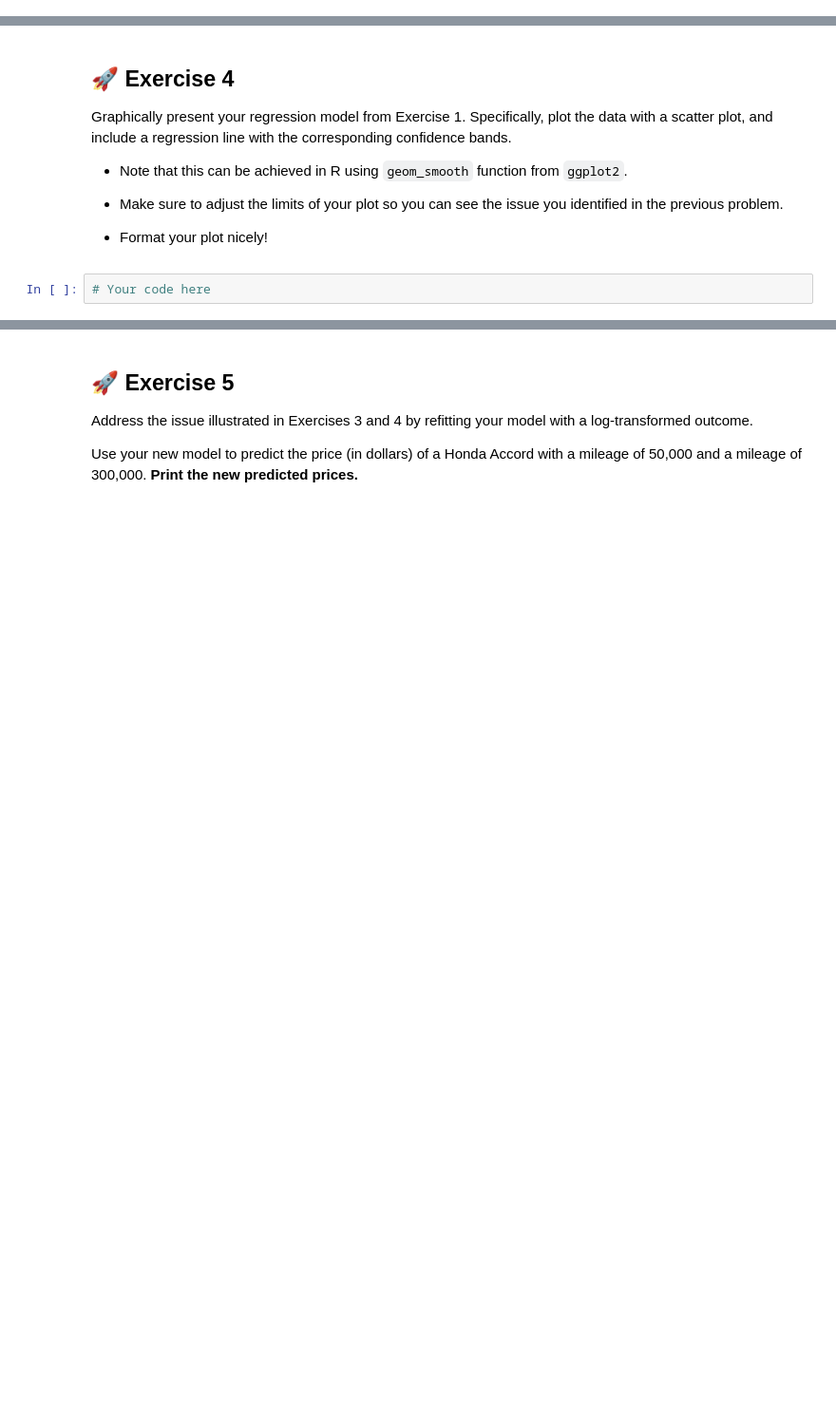
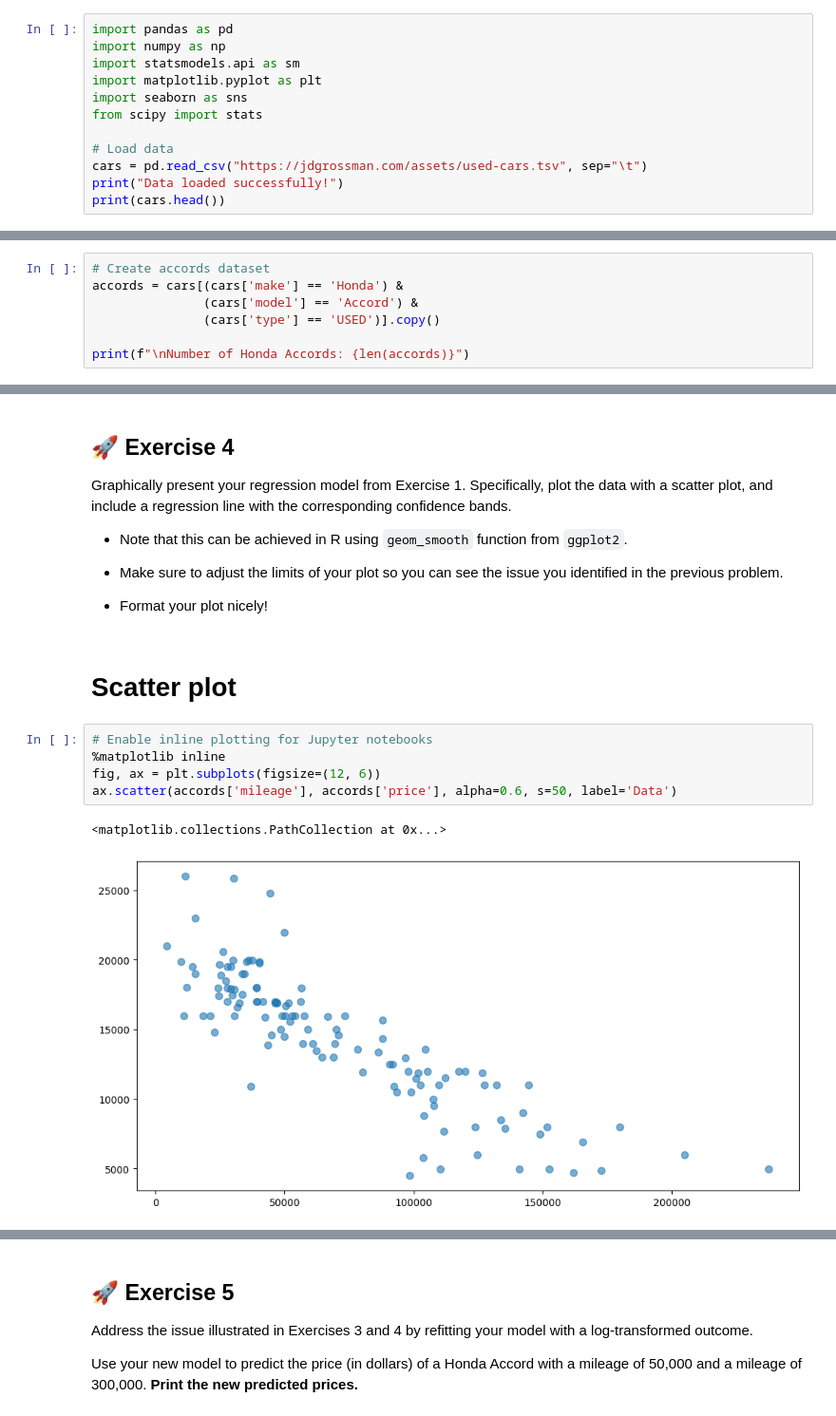
Before and after one commit to rony31416/CSE-837-ML-, a Jupyter notebook: hw4/linear-regression-exercises.ipynb, the cells around one changed output, grey strips where cells are left out. Shown at 95% size. Cells and saved outputs as stored; diff of their text form; blank space fills up the shorter version.

```diff
--- a/hw4/linear-regression-exercises.ipynb
+++ b/hw4/linear-regression-exercises.ipynb
@@ -65,0 +8,12 @@ A spec_tbl_df: 10 × 7
+# %%
+import pandas as pd
+import numpy as np
+import statsmodels.api as sm
+import matplotlib.pyplot as plt
+import seaborn as sns
+from scipy import stats
+
+# Load data
+cars = pd.read_csv("https://jdgrossman.com/assets/used-cars.tsv", sep="\t")
+print("Data loaded successfully!")
+print(cars.head())
@@ -88,0 +51,7 @@ Note: You should not report more precision than is necessary. For example, if yo
+# %%
+# Create accords dataset
+accords = cars[(cars['make'] == 'Honda') &
+               (cars['model'] == 'Accord') &
+               (cars['type'] == 'USED')].copy()
+
+print(f"\nNumber of Honda Accords: {len(accords)}")
@@ -158,5 +211,15 @@ a scatter plot, and include a regression line with the corresponding confidence
 - Make sure to adjust the limits of your plot so you can see the issue you identified in the previous problem.
 
 - Format your plot nicely!
-# %%
-# Your code here
+# %% [markdown]
+
+
+# Scatter plot
+# %%
+# Enable inline plotting for Jupyter notebooks
+%matplotlib inline
+fig, ax = plt.subplots(figsize=(12, 6))
+ax.scatter(accords['mileage'], accords['price'], alpha=0.6, s=50, label='Data')
+# %% [output]
+<matplotlib.collections.PathCollection at 0x...>
+[figure, added]
```
Also changed, not shown: parts of 51 cells of this notebook.
